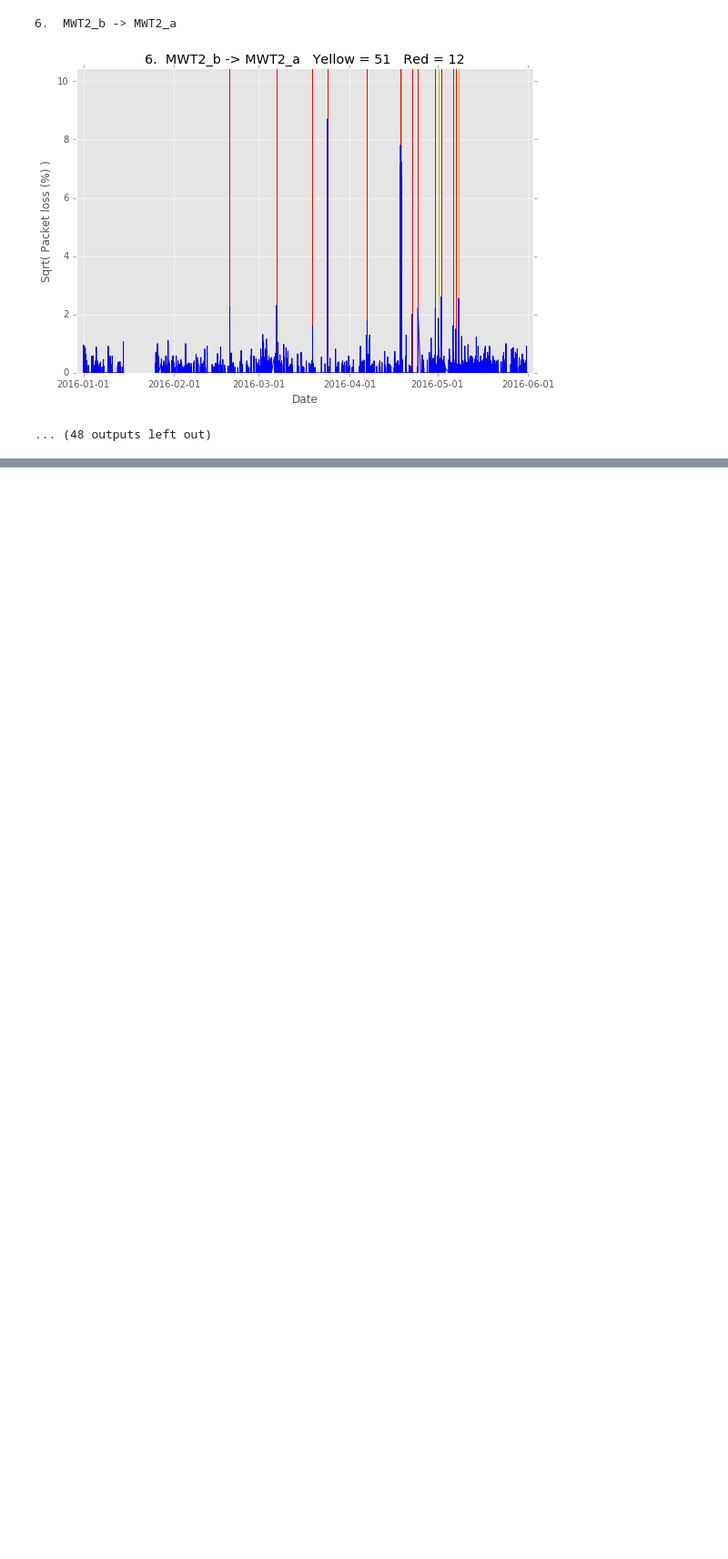
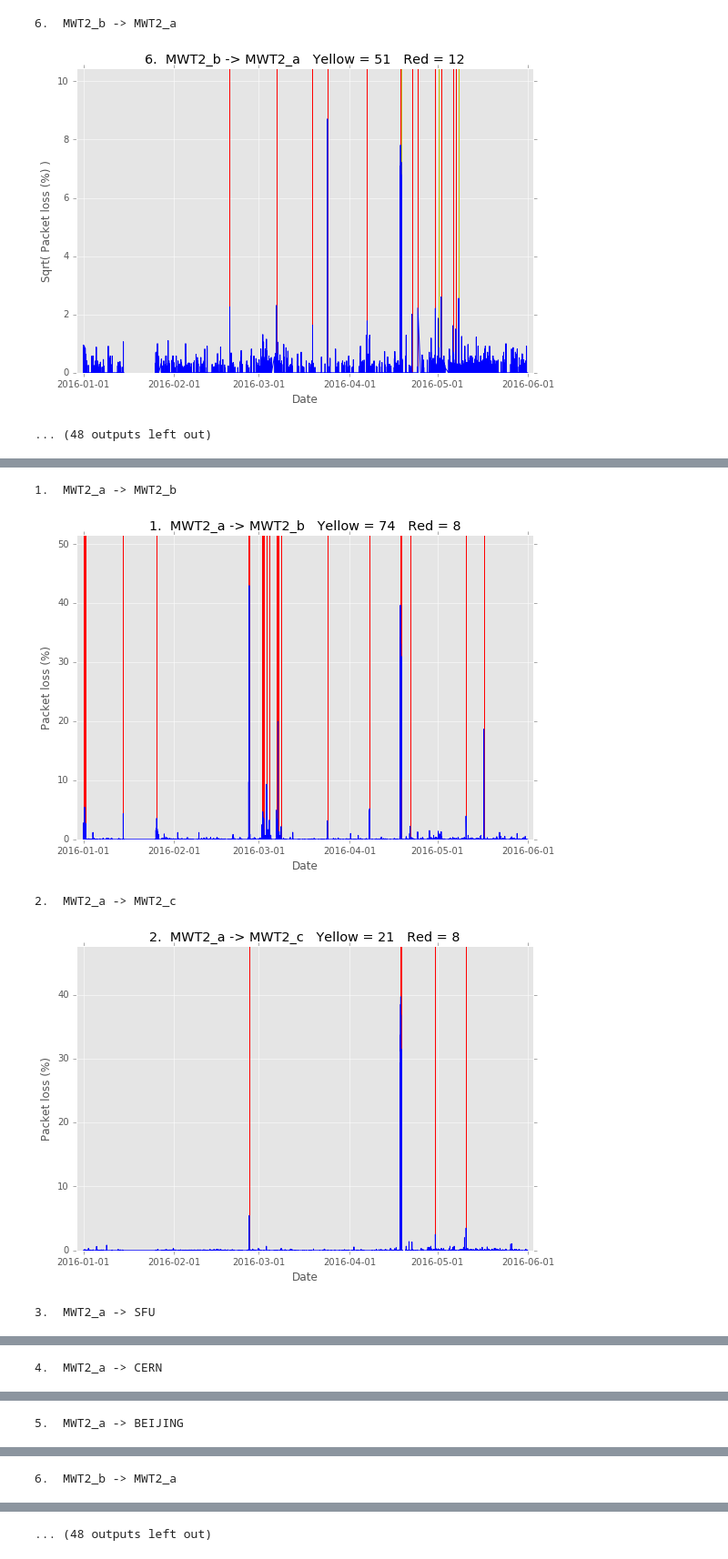
Before and after one commit to ATLAS-Analytics/AnalyticsNotebooks, a Jupyter notebook: Xinran/Date0729_Packet_loss.ipynb, the cells around one changed output, grey strips where cells are left out. Shown at 91% size. Cells and saved outputs as stored; diff of their text form; code cells hidden in the pictures; blank space fills up the shorter version.

```diff
--- a/Xinran/Date0729_Packet_loss.ipynb
+++ b/Xinran/Date0729_Packet_loss.ipynb
@@ -211,0 +214,66 @@ for src_ip in list_ip:
+# %%
+list_name = ['MWT2_a', 'MWT2_b', 'MWT2_c', 'SFU', 'CERN', 'BEIJING']
+list_ip = ['192.170.227.160', '149.165.225.223', '72.36.96.4', '206.12.24.251', '128.142.223.247', '202.122.32.170'] # latency and packet loss server
+
+x = [1451606400000, 1454284800000, 1456790400000, 1459468800000, 1462060800000, 1464739200000]
+lbl = ['2016-01-01', '2016-02-01', '2016-03-01', '2016-04-01', '2016-05-01', '2016-06-01']
+
+cooldown_time = 1 * 24 * 60 * 60 * 1000   # one day, any new alert in this cooldown time is ignored
+last_alert_time = 0
+
+count_global = 0
+src_index = -1
+for src_ip in list_ip:
+    src_index += 1
+    dest_index = -1
+    for dest_ip in list_ip:
+        dest_index += 1
+        if src_ip != dest_ip:
+            count_global += 1
+            print('{}.  {} -> {}'.format(count_global, list_name[src_index], list_name[dest_index]))
+            data = pd.read_pickle('My_data/week0708_clean_from_{}_to_{}.pkl'.format(list_ip[src_index], list_ip[dest_index]))
+
+            time = data.index
+            pl = data.packet_loss * 100
+
+            time_abnormal = time[pl > 2]
+
+#             print('The size of abnormal pl time is {}'.format(len(time_abnormal)))
+
+            plt.figure(figsize=[9, 6])
+#             plt.plot(time, pl, label='Packet loss (%)')
+            plt.ylabel('Packet loss (%)')
+#             plt.ylabel('Sqrt( Packet loss (%) )')
+#             plt.ylabel('Logxxx( Packet loss (%) )')
+            plt.xlabel('Date')
+#             plt.ylim([0, np.sqrt(pl).max() * 1.2])
+#             plt.ylim([0, np.log2(pl).max() * 1.2])
+            plt.ylim([0, pl.max() * 1.2])
+            plt.xlim([1451400000000, 1464900000000])
+            plt.xticks(x, lbl, rotation=0)
+
+#             print(time_abnormal)
+            for t in time_abnormal:
+                plt.axvline(x=t, ymin=0, ymax=10000, color='r')
+
+#             last_alert_time = 0
+#             red = 0
+#             for t in time_abnormal:
+#                 if t - last_alert_time > cooldown_time:
+#                     last_alert_time = t
+#                     plt.axvline(x=t, ymin=0, ymax=10000, color='r')
+#                     red += 1
+
+            plt.plot(time, pl, label='xxxxxx', color='b')
+#             plt.plot(time, np.sqrt(pl), label='xxxxxx', color='b')
+#             plt.semilogy(time, pl, label='xxxxxx', color='b')
+
+            plt.title('{}.  {} -> {}   Yellow = {}   Red = {}'.format(count_global, list_name[src_index], list_name[dest_index], len(time_abnormal), red))
+
+            plt.show()
+# %% [output]
+1.  MWT2_a -> MWT2_b
+[figure, added]
+2.  MWT2_a -> MWT2_c
+[figure, added]
+3.  MWT2_a -> SFU
@@ -211,0 +281 @@ for src_ip in list_ip:
+4.  MWT2_a -> CERN
@@ -211,0 +283 @@ for src_ip in list_ip:
+5.  MWT2_a -> BEIJING
@@ -211,0 +285 @@ for src_ip in list_ip:
+6.  MWT2_b -> MWT2_a
@@ -211,0 +287 @@ for src_ip in list_ip:
+... (48 outputs left out)
```
Also changed, not shown: parts of 7 cells of this notebook, 38 other files.
